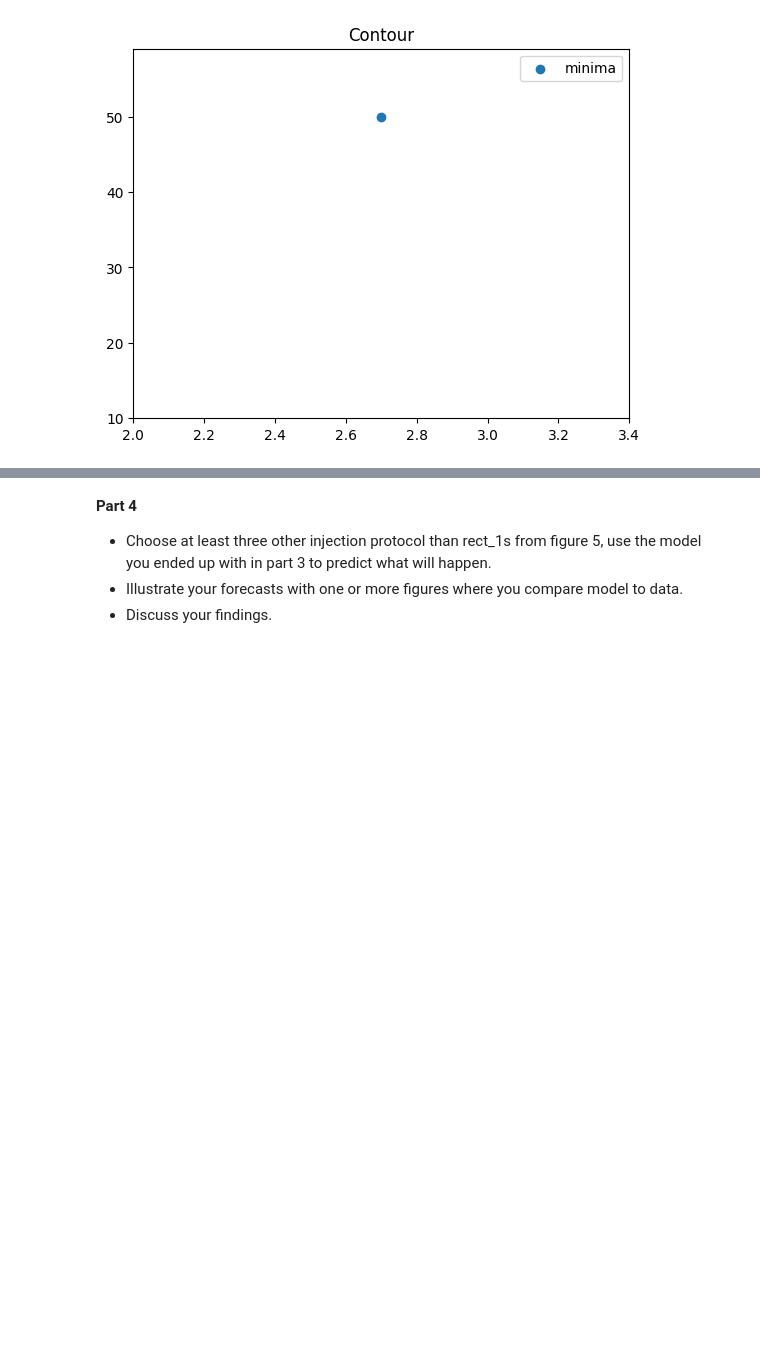
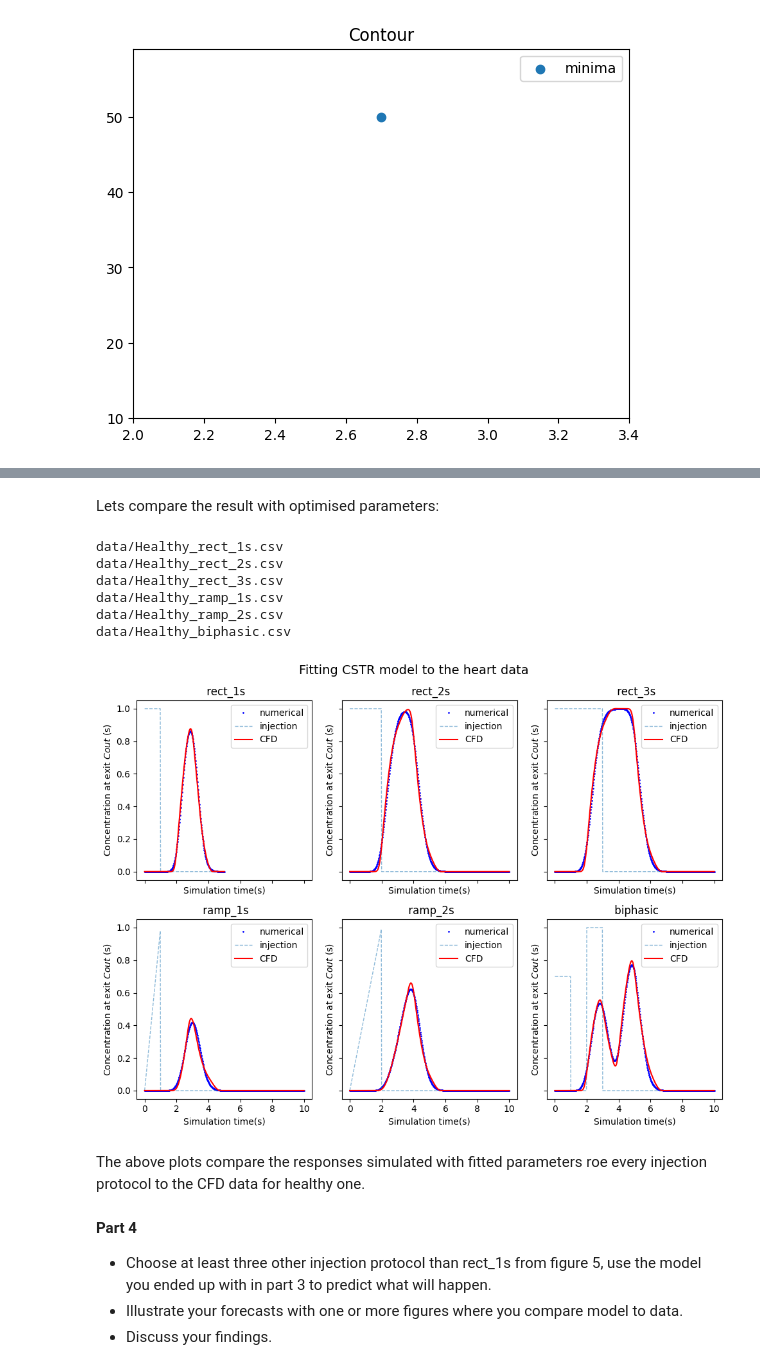
Before and after one commit to waves-stats/MOD_510_2023_autumn, a Jupyter notebook: Project3/project3_draft.ipynb, the cells around one changed output, grey strips where cells are left out. Drawn from its saved outputs; the diff is of its cells as text; code cells hidden in the pictures; blank space fills up the shorter version.

```diff
--- a/Project3/project3_draft.ipynb
+++ b/Project3/project3_draft.ipynb
@@ -883,0 +922,17 @@ Minima found at N=49 tanks and τ =2.3671,  using NR in 4 iterations(avg)
+# %%
+def extract_optimum_params(sr = sim_results):
+    '''
+    find the fit parameters from lowest minima
+    Takes the simulation result dictionary and returns the fit parameters in a dataframe, df
+    '''
+    df = pd.DataFrame(columns=['Number of compartments', 'Tau', 'SSR'] )
+    for protocol, result in sr.items():
+        lowest_min = result['SSR'].min()
+        row_of_min = result[result['SSR'] == lowest_min].reset_index()
+        df.loc[protocol] = row_of_min.iloc[0]
+
+    return df
+# %%
+opt_params = extract_optimum_params(sim_results)
+opt_params.index.name = 'Injection protocols'
+opt_params
@@ -883,0 +948,2 @@ Minima found at N=49 tanks and τ =2.3671,  using NR in 4 iterations(avg)
+# %% [markdown]
+Lets compare the result with optimised parameters:
@@ -884,3 +996,15 @@ Minima found at N=49 tanks and τ =2.3671,  using NR in 4 iterations(avg)
+# %%
+compare_plot(protocols=protocols[0:8], forcast=False)
+# %% [output]
+data/Healthy_rect_1s.csv
+data/Healthy_rect_2s.csv
+data/Healthy_rect_3s.csv
+data/Healthy_ramp_1s.csv
+data/Healthy_ramp_2s.csv
+data/Healthy_biphasic.csv
+[figure, added]
+# %% [markdown]
+The above plots compare the responses simulated with fitted parameters roe every injection protocol to the CFD data for healthy one.
 # %% [markdown]
 **Part 4**
 - Choose at least three other injection protocol than rect_1s from figure 5, use the model you ended up with in part 3 to predict what will happen.
```
Also changed, not shown: parts of 29 cells of this notebook.
